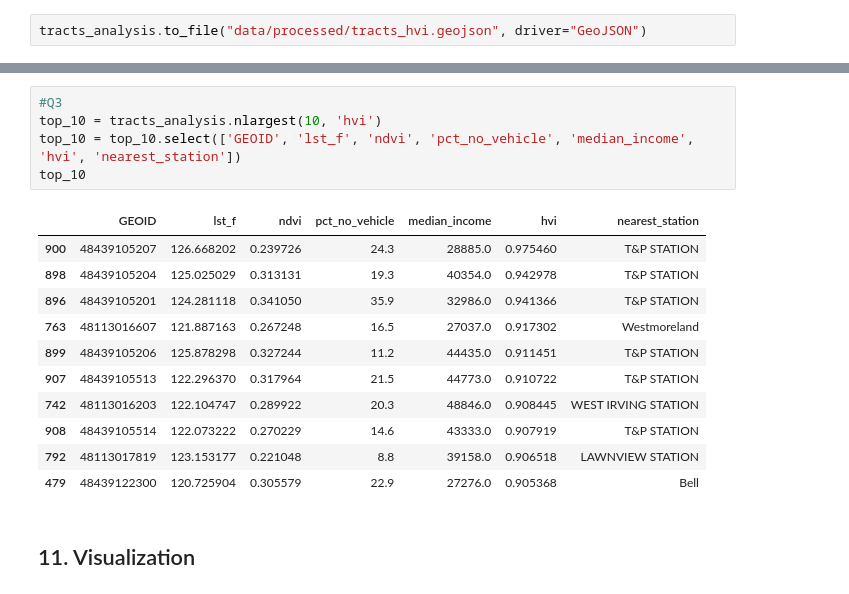
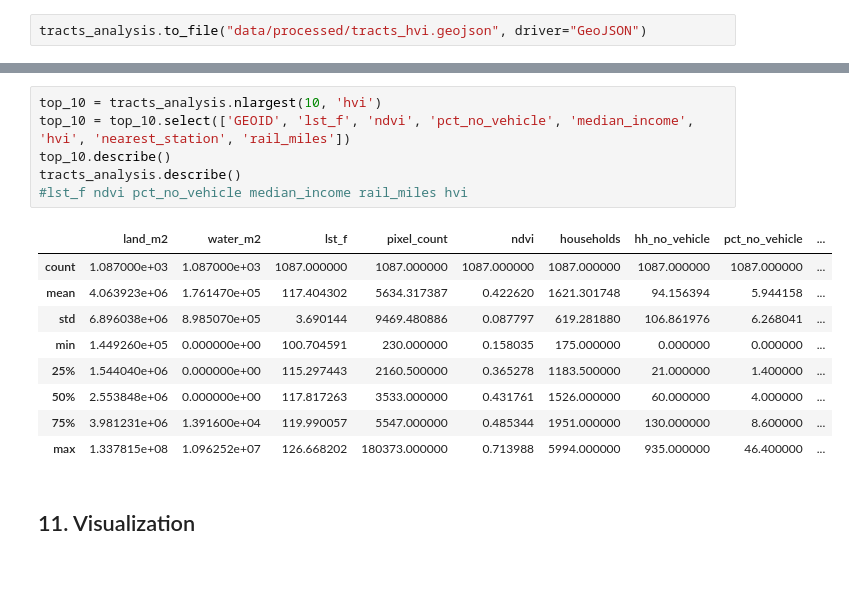
Before and after one commit to tinlongg/DFW_UrbanHeat, a Jupyter notebook: heat.ipynb, the cells around one changed output, grey strips where cells are left out. Saved outputs shown, nothing was run; the diff lists cells and outputs as text.

```diff
--- a/heat.ipynb
+++ b/heat.ipynb
@@ -358,19 +371,18 @@ plt.show()
 # %%
-#Q3
 top_10 = tracts_analysis.nlargest(10, 'hvi')
-top_10 = top_10.select(['GEOID', 'lst_f', 'ndvi', 'pct_no_vehicle', 'median_income', 'hvi', 'nearest_station'])
-top_10
+top_10 = top_10.select(['GEOID', 'lst_f', 'ndvi', 'pct_no_vehicle', 'median_income', 'hvi', 'nearest_station', 'rail_miles'])
+top_10.describe()
+tracts_analysis.describe()
+#lst_f ndvi pct_no_vehicle median_income rail_miles hvi
 # %% [output]
-|  | GEOID | lst_f | ndvi | pct_no_vehicle | median_income | hvi | nearest_station |
-| 900 | 48439105207 | 126.668202 | 0.239726 | 24.3 | 28885.0 | 0.975460 | T&P STATION |
-| 898 | 48439105204 | 125.025029 | 0.313131 | 19.3 | 40354.0 | 0.942978 | T&P STATION |
-| 896 | 48439105201 | 124.281118 | 0.341050 | 35.9 | 32986.0 | 0.941366 | T&P STATION |
-| 763 | 48113016607 | 121.887163 | 0.267248 | 16.5 | 27037.0 | 0.917302 | Westmoreland |
-| 899 | 48439105206 | 125.878298 | 0.327244 | 11.2 | 44435.0 | 0.911451 | T&P STATION |
-| 907 | 48439105513 | 122.296370 | 0.317964 | 21.5 | 44773.0 | 0.910722 | T&P STATION |
-| 742 | 48113016203 | 122.104747 | 0.289922 | 20.3 | 48846.0 | 0.908445 | WEST IRVING STATION |
-| 908 | 48439105514 | 122.073222 | 0.270229 | 14.6 | 43333.0 | 0.907919 | T&P STATION |
-| 792 | 48113017819 | 123.153177 | 0.221048 | 8.8 | 39158.0 | 0.906518 | LAWNVIEW STATION |
-| 479 | 48439122300 | 120.725904 | 0.305579 | 22.9 | 27276.0 | 0.905368 | Bell |
+|  | land_m2 | water_m2 | lst_f | pixel_count | ndvi | households | hh_no_vehicle | pct_no_vehicle | ... |
+| count | 1.087000e+03 | 1.087000e+03 | 1087.000000 | 1087.000000 | 1087.000000 | 1087.000000 | 1087.000000 | 1087.000000 | ... |
+| mean | 4.063923e+06 | 1.761470e+05 | 117.404302 | 5634.317387 | 0.422620 | 1621.301748 | 94.156394 | 5.944158 | ... |
+| std | 6.896038e+06 | 8.985070e+05 | 3.690144 | 9469.480886 | 0.087797 | 619.281880 | 106.861976 | 6.268041 | ... |
+| min | 1.449260e+05 | 0.000000e+00 | 100.704591 | 230.000000 | 0.158035 | 175.000000 | 0.000000 | 0.000000 | ... |
+| 25% | 1.544040e+06 | 0.000000e+00 | 115.297443 | 2160.500000 | 0.365278 | 1183.500000 | 21.000000 | 1.400000 | ... |
+| 50% | 2.553848e+06 | 0.000000e+00 | 117.817263 | 3533.000000 | 0.431761 | 1526.000000 | 60.000000 | 4.000000 | ... |
+| 75% | 3.981231e+06 | 1.391600e+04 | 119.990057 | 5547.000000 | 0.485344 | 1951.000000 | 130.000000 | 8.600000 | ... |
+| max | 1.337815e+08 | 1.096252e+07 | 126.668202 | 180373.000000 | 0.713988 | 5994.000000 | 935.000000 | 46.400000 | ... |
 # %% [markdown]
 ## 11. Visualization
```
Also changed, not shown: parts of 23 cells of this notebook, 18 other files.
